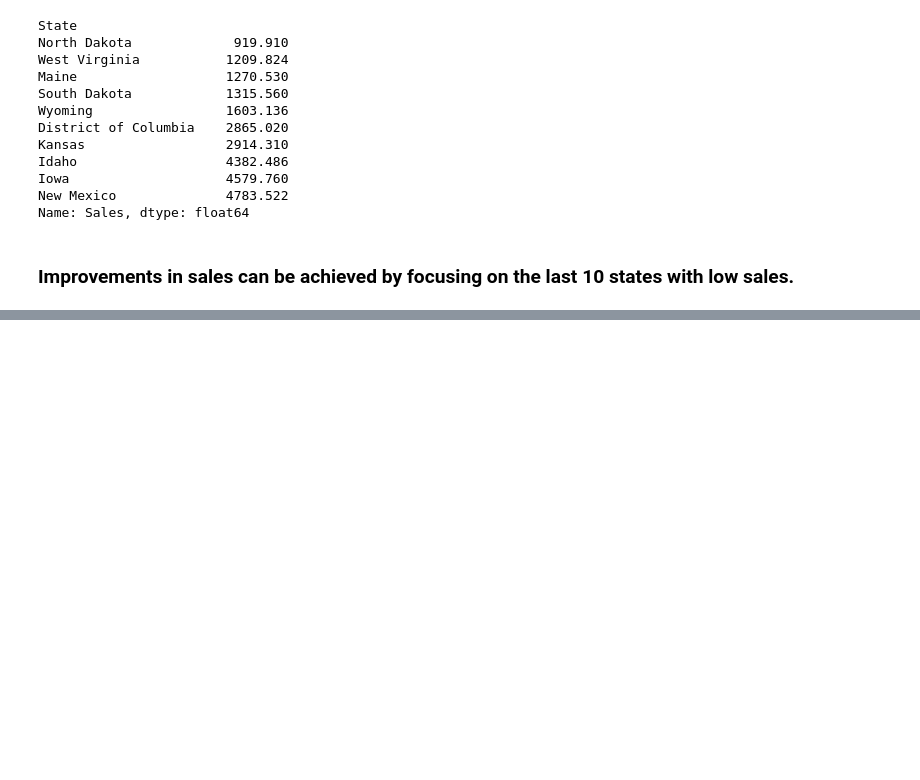
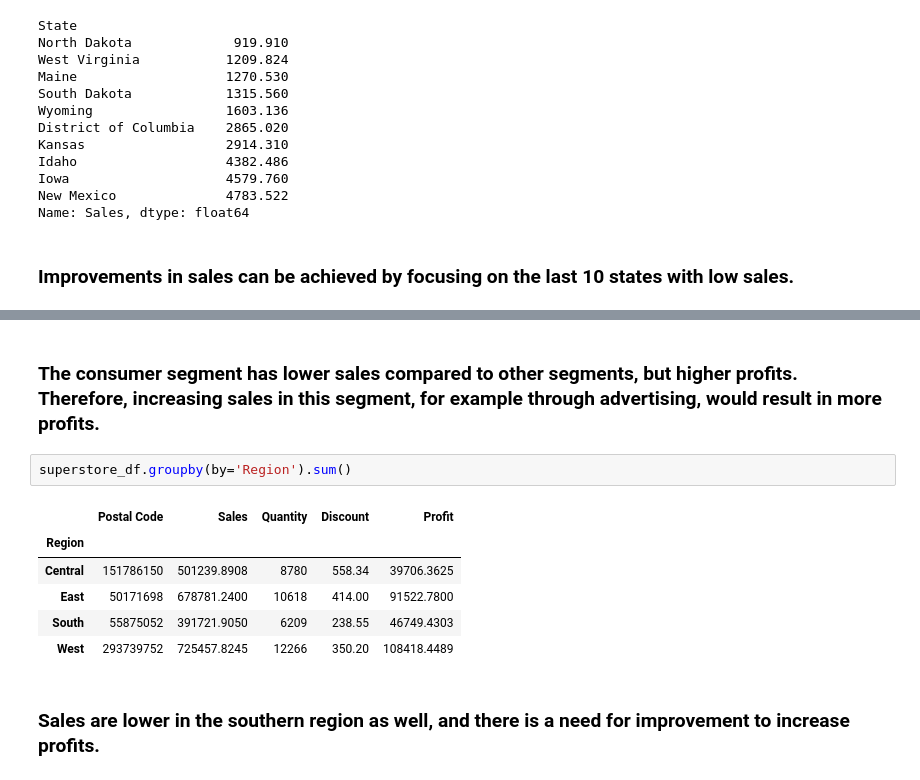
Before and after one commit to vivekkum-ar/SuperCenter-Data-EDA, a Jupyter notebook: EDA-on-superstore-dataset.ipynb, the cells around one changed output, grey strips where cells are left out. Drawn from its saved outputs; the diff is of its cells as text; blank space fills up the shorter version.

Commit message:
Profit ideas from data

```diff
--- a/EDA-on-superstore-dataset.ipynb
+++ b/EDA-on-superstore-dataset.ipynb
@@ -370,0 +379,13 @@ Name: Sales, dtype: float64
+# %% [markdown]
+### The consumer segment has lower sales compared to other segments, but higher profits. Therefore, increasing sales in this segment, for example through advertising, would result in more profits.
+# %%
+superstore_df.groupby(by='Region').sum()
+# %% [output]
+|  | Postal Code | Sales | Quantity | Discount | Profit |
+| Region |  |  |  |  |  |
+| Central | 151786150 | 501239.8908 | 8780 | 558.34 | 39706.3625 |
+| East | 50171698 | 678781.2400 | 10618 | 414.00 | 91522.7800 |
+| South | 55875052 | 391721.9050 | 6209 | 238.55 | 46749.4303 |
+| West | 293739752 | 725457.8245 | 12266 | 350.20 | 108418.4489 |
+# %% [markdown]
+### Sales are lower in the southern region as well, and there is a need for improvement to increase profits.
```
Also changed, not shown: parts of 1 cell of this notebook.
